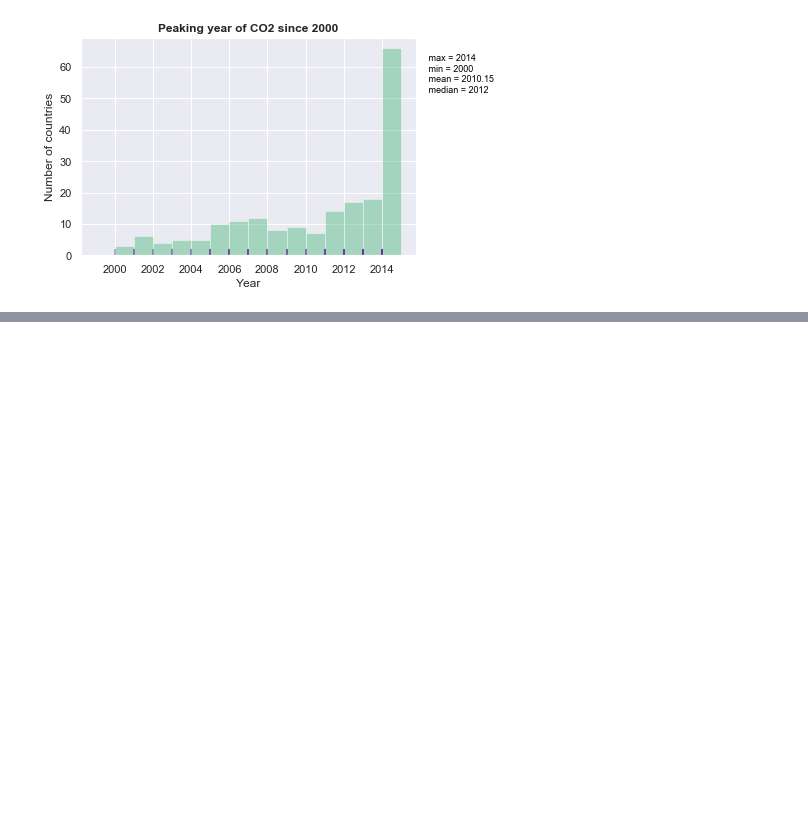
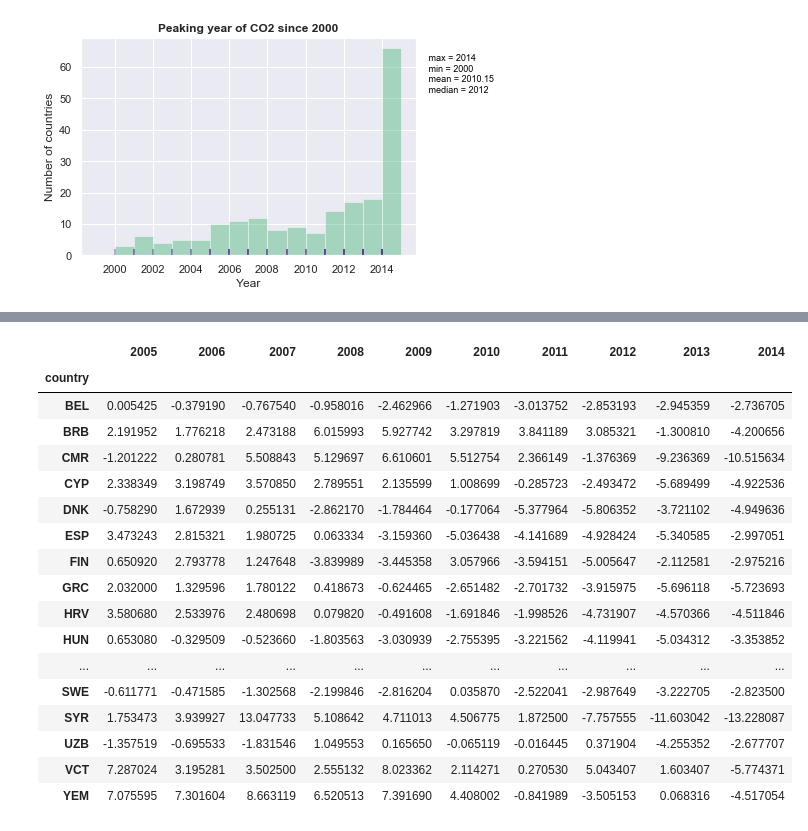
Before and after one commit to mljeffery/performance-distribution-tools, a Jupyter notebook: assess-peaking-emissions.ipynb, the cells around one changed output, grey strips where cells are left out. Cells and saved outputs as stored; diff of their text form; code cells hidden in the pictures; blank space fills up the shorter version.

```diff
--- a/assess-peaking-emissions.ipynb
+++ b/assess-peaking-emissions.ipynb
@@ -240,0 +332,23 @@ NameError: name 'peaking_assessment' is not defined
+# %%
+peaked_countries = test.set_index('country')
+peaked_countries = peaked_countries.dropna(axis='columns')
+peaked_countries
+# %% [output]
+|  | 2005 | 2006 | 2007 | 2008 | 2009 | 2010 | 2011 | 2012 | 2013 | 2014 |
+| country |  |  |  |  |  |  |  |  |  |  |
+| BEL | 0.005425 | -0.379190 | -0.767540 | -0.958016 | -2.462966 | -1.271903 | -3.013752 | -2.853193 | -2.945359 | -2.736705 |
+| BRB | 2.191952 | 1.776218 | 2.473188 | 6.015993 | 5.927742 | 3.297819 | 3.841189 | 3.085321 | -1.300810 | -4.200656 |
+| CMR | -1.201222 | 0.280781 | 5.508843 | 5.129697 | 6.610601 | 5.512754 | 2.366149 | -1.376369 | -9.236369 | -10.515634 |
+| CYP | 2.338349 | 3.198749 | 3.570850 | 2.789551 | 2.135599 | 1.008699 | -0.285723 | -2.493472 | -5.689499 | -4.922536 |
+| DNK | -0.758290 | 1.672939 | 0.255131 | -2.862170 | -1.784464 | -0.177064 | -5.377964 | -5.806352 | -3.721102 | -4.949636 |
+| ESP | 3.473243 | 2.815321 | 1.980725 | 0.063334 | -3.159360 | -5.036438 | -4.141689 | -4.928424 | -5.340585 | -2.997051 |
+| FIN | 0.650920 | 2.793778 | 1.247648 | -3.839989 | -3.445358 | 3.057966 | -3.594151 | -5.005647 | -2.112581 | -2.975216 |
+| GRC | 2.032000 | 1.329596 | 1.780122 | 0.418673 | -0.624465 | -2.651482 | -2.701732 | -3.915975 | -5.696118 | -5.723693 |
+| HRV | 3.580680 | 2.533976 | 2.480698 | 0.079820 | -0.491608 | -1.691846 | -1.998526 | -4.731907 | -4.570366 | -4.511846 |
+| HUN | 0.653080 | -0.329509 | -0.523660 | -1.803563 | -3.030939 | -2.755395 | -3.221562 | -4.119941 | -5.034312 | -3.353852 |
+| ... | ... | ... | ... | ... | ... | ... | ... | ... | ... | ... |
+| SWE | -0.611771 | -0.471585 | -1.302568 | -2.199846 | -2.816204 | 0.035870 | -2.522041 | -2.987649 | -3.222705 | -2.823500 |
+| SYR | 1.753473 | 3.939927 | 13.047733 | 5.108642 | 4.711013 | 4.506775 | 1.872500 | -7.757555 | -11.603042 | -13.228087 |
+| UZB | -1.357519 | -0.695533 | -1.831546 | 1.049553 | 0.165650 | -0.065119 | -0.016445 | 0.371904 | -4.255352 | -2.677707 |
+| VCT | 7.287024 | 3.195281 | 3.502500 | 2.555132 | 8.023362 | 2.114271 | 0.270530 | 5.043407 | 1.603407 | -5.774371 |
+| YEM | 7.075595 | 7.301604 | 8.663119 | 6.520513 | 7.391690 | 4.408002 | -0.841989 | -3.505153 | 0.068316 | -4.517054 |
```
Also changed, not shown: parts of 11 cells of this notebook.
